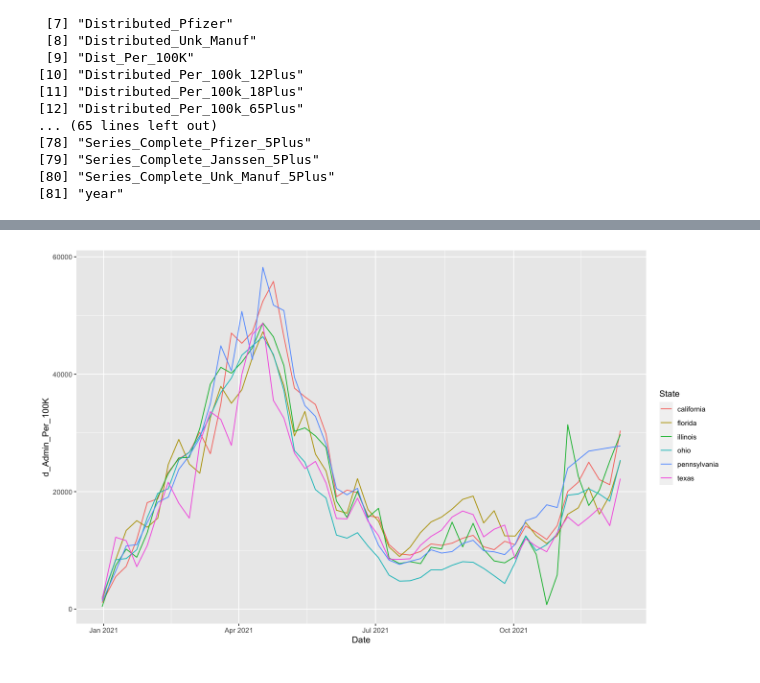
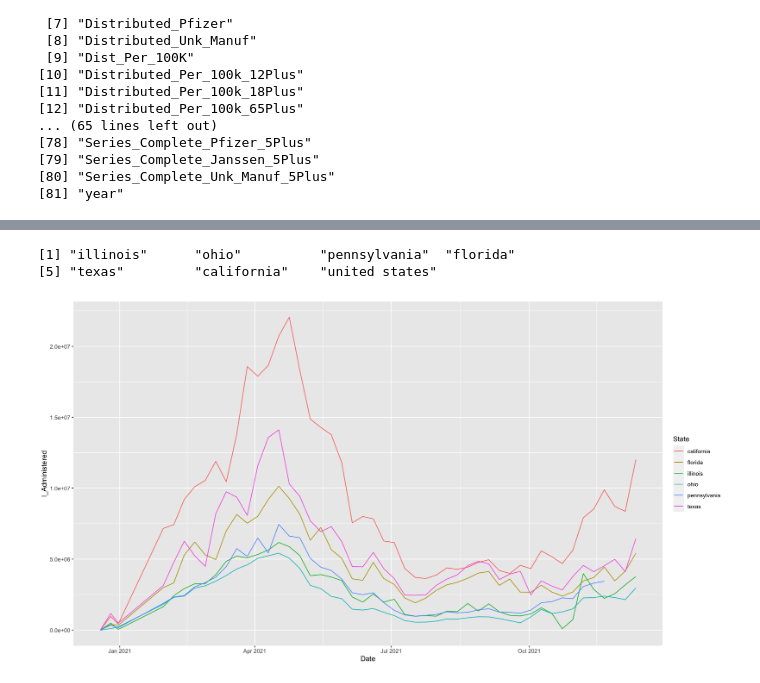
Before and after one commit to matzhaugen/mortality, a Jupyter notebook: notebooks/vacc_vs_deaths.ipynb, the cells around one changed output, grey strips where cells are left out. Saved outputs shown, nothing was run; the diff lists cells and outputs as text; code cells hidden in the pictures.

```diff
--- a/notebooks/vacc_vs_deaths.ipynb
+++ b/notebooks/vacc_vs_deaths.ipynb
@@ -105,32 +143,34 @@ A grouped_df: 6 × 9
 # %%
 # Compute predictors, in this case last week's and the current week's vaccination rates
-vacc_weekly$d_Administered_12Plus = 0
-vacc_weekly$d_Administered = 0
-vacc_weekly$d_Admin_Per_100K = 0
-vacc_weekly$d_Admin_Per_100k_12Plus = 0
 vacc_weekly$l_Administered_12Plus = 0
 vacc_weekly$l_Administered = 0
+vacc_weekly$l2_Administered = 0
+vacc_weekly$l3_Administered = 0
+vacc_weekly$l4_Administered = 0
+vacc_weekly$l5_Administered = 0
 vacc_weekly$l_Admin_Per_100K = 0
 vacc_weekly$l_Admin_Per_100k_12Plus = 0
 vacc_weekly$l2_Administered = 0
+vacc_weekly$l15_Administered = 0
 
 for (state in unique(vacc_weekly$Location)) {
     sorted = vacc_weekly[order(vacc_weekly$Date),]
     sorted = subset(sorted, Location == state)
     n = dim(sorted)[1]
-    sorted$d_Administered_12Plus = c(0, diff(sorted$Administered_12Plus))
-    sorted$d_Administered = c(0, diff(sorted$Administered))
-    sorted$d_Admin_Per_100K = c(0, diff(sorted$Admin_Per_100K))
-    sorted$d_Admin_Per_100k_12Plus = c(0, diff(sorted$Admin_Per_100k_12Plus))
-    sorted$l_Administered_12Plus = c(diff(sorted$Administered_12Plus), 0)
-    sorted$l_Administered = c(diff(sorted$Administered), 0)
-    sorted$l2_Administered = c(diff(sorted$Administered)[2:(n-1)], 0, 0)
-    sorted$l_Admin_Per_100K = c(diff(sorted$Admin_Per_100K), 0)
-    sorted$l_Admin_Per_100k_12Plus = c(diff(sorted$Admin_Per_100k_12Plus), 0)
-
+    d_admin = diff(sorted$Administered)
+    sorted$l_Admin_Per_100K = c(0, diff(sorted$Admin_Per_100K))
+    sorted$l_Administered_12Plus = c(0, diff(sorted$Administered_12Plus))
+    sorted$l_Administered = c(0, d_admin)
+    sorted$l2_Administered = c(0, 0, d_admin[1:(n-2)])
+    sorted$l3_Administered = c(0, 0, 0, d_admin[1:(n-3)])
+    sorted$l4_Administered = c(0, 0, 0, 0, d_admin[1:(n-4)])
+    sorted$l5_Administered = c(0, 0, 0, 0, 0, d_admin[1:(n-5)])
+#     sorted$l15_Administered = sum_last_k(c(0, diff(sorted$Administered)), 5)
     vacc_weekly[vacc_weekly$Location == state, ] = sorted
 }
 vacc_weekly = vacc_weekly[vacc_weekly$Date < ymd("2021-12-15"),]
-vacc_weekly = vacc_weekly[vacc_weekly$l2_Administered >= 0,]
-head(vacc_weekly)
+vacc_weekly = vacc_weekly[(vacc_weekly$l_Administered >= 0) & vacc_weekly$l2_Administered >=0 & vacc_weekly$l3_Administered >= 0 & vacc_weekly$l4_Administered >= 0,]
+vacc_weekly$State = stateFromLower(vacc_weekly$Location)
+head(vacc_weekly[vacc_weekly$Location == "CA" & year(vacc_weekly$Date) == 2021,
+                 c("Date", "Administered", "l_Administered")])
 # %% [output]
@@ -146,13 +186,16 @@ A grouped_df: 6 × 18
 # %%
+deaths$State = tolower(deaths$State)
 sum_deaths = deaths %>% group_by(State) %>% summarize(sum=sum(Total.Deaths))
 big_states = tail(sum_deaths[order(sum_deaths$sum),], 7)$State # US is one of these
 small_states = head(sum_deaths[order(sum_deaths$sum),], 7)$State
+big_states
+# %% [output]
+[1] "illinois"      "ohio"          "pennsylvania"  "florida"
+[5] "texas"         "california"    "united states"
 # %%
 # Plot vaccination rates in select states and remove negative rates (not possible)
-vacc_weekly$State = stateFromLower(vacc_weekly$Location)
-vacc_weekly = vacc_weekly[vacc_weekly$d_Administered > 0,]
-a = ggplot(vacc_weekly[vacc_weekly$State %in% big_states,], aes(x=Date, y=d_Admin_Per_100K, color=State))
+a = ggplot(vacc_weekly[vacc_weekly$State %in% big_states,], aes(x=Date, y=l_Administered, color=State))
 a + geom_line()
 # %% [output]
-[figure, old version]
+[figure, new version]
 # %%
```
Also changed, not shown: parts of 14 cells of this notebook, 1 other file.
